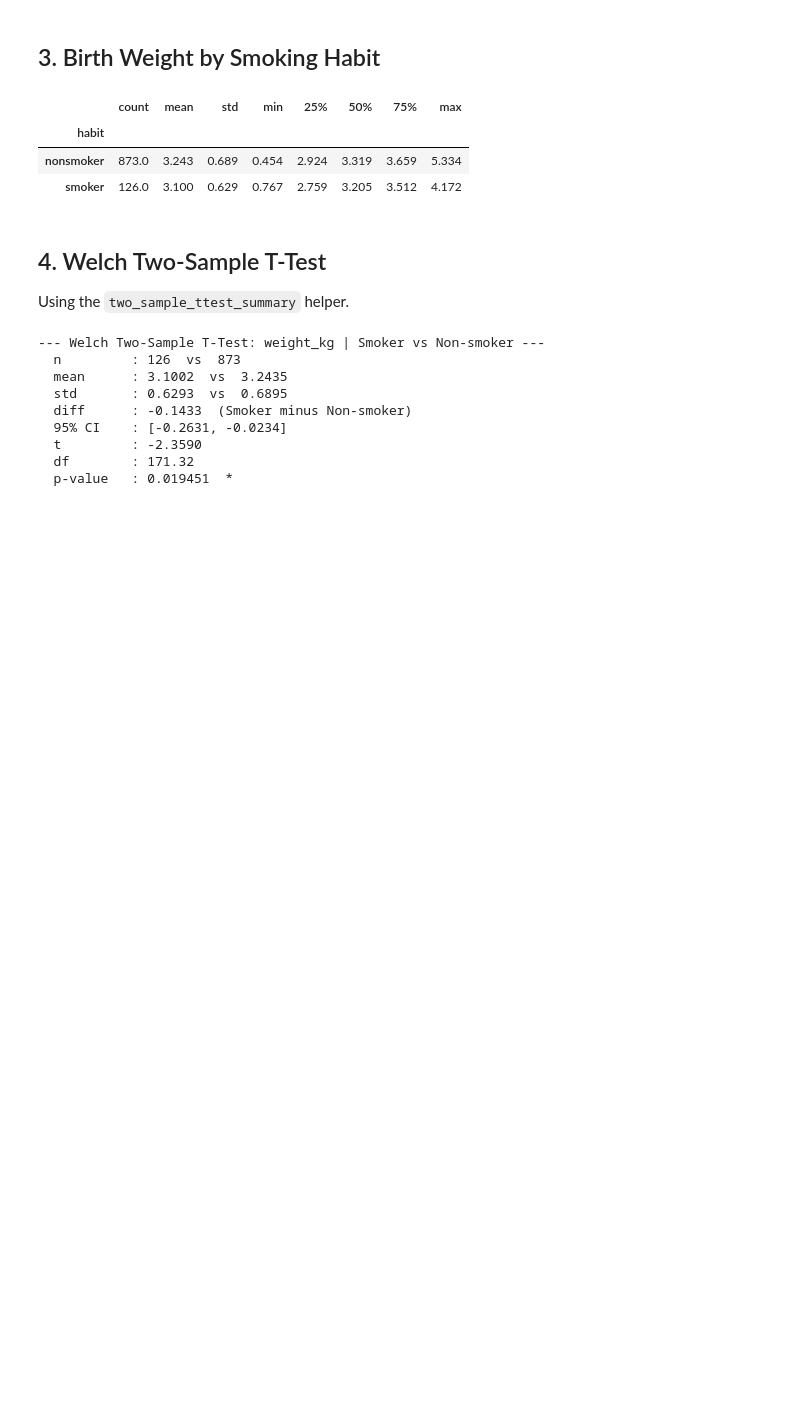
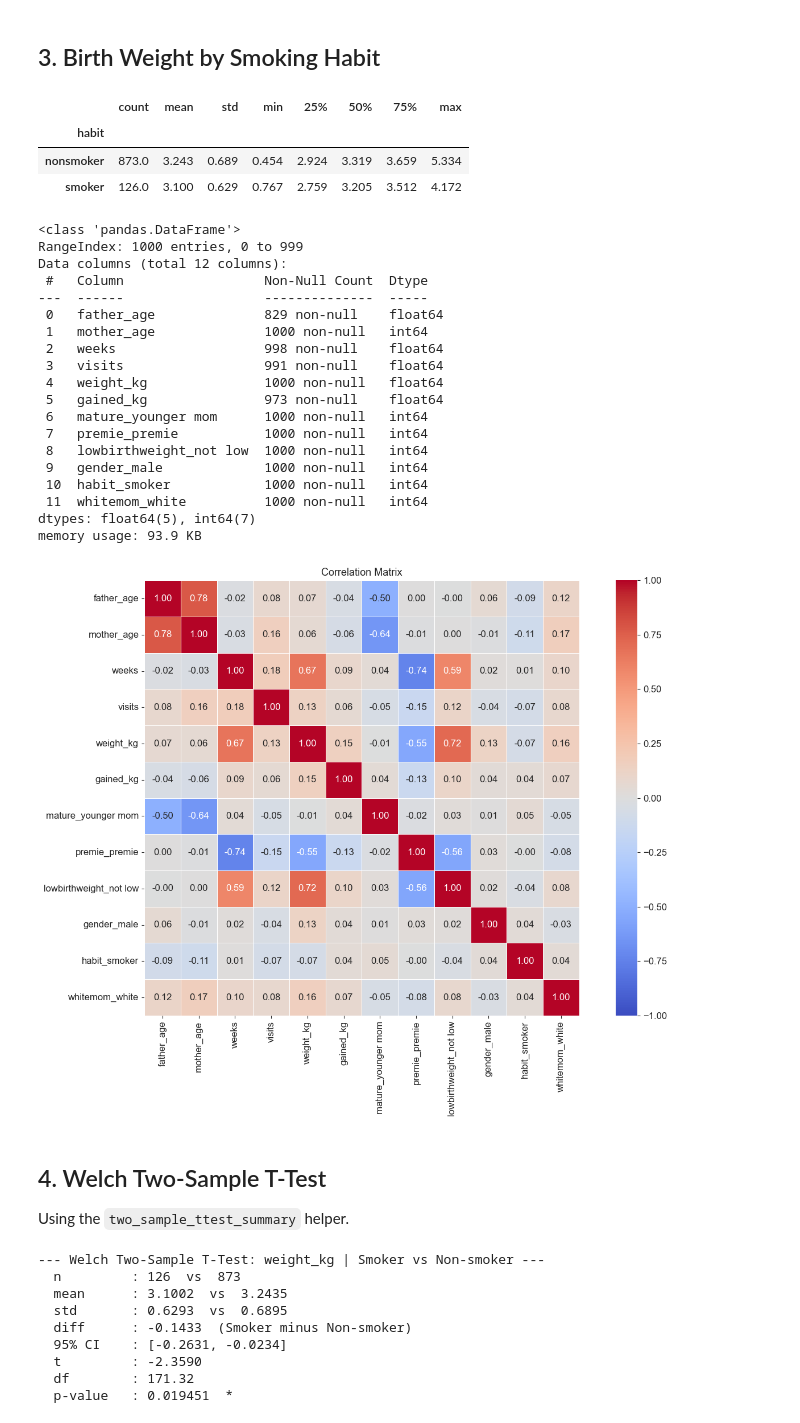
Before and after one commit to kostis-christodoulou/data_analytics_executives, a Jupyter notebook: session04/01_smoking_birth_weight.ipynb, the cells around one changed output. Saved outputs shown, nothing was run; the diff lists cells and outputs as text; code cells hidden in the pictures; blank space fills up the shorter version.

```diff
--- a/session04/01_smoking_birth_weight.ipynb
+++ b/session04/01_smoking_birth_weight.ipynb
@@ -181,6 +204,51 @@ display(
 | habit |  |  |  |  |  |  |  |  |
 | nonsmoker | 873.0 | 3.243 | 0.689 | 0.454 | 2.924 | 3.319 | 3.659 | 5.334 |
 | smoker | 126.0 | 3.100 | 0.629 | 0.767 | 2.759 | 3.205 | 3.512 | 4.172 |
+# %%
+# Convert all str columns to object first
+df_fixed = smoking_birth_weight.copy()
+str_cols = df_fixed.select_dtypes(include='str').columns
+df_fixed[str_cols] = df_fixed[str_cols].astype('object')
+
+# Now get_dummies will pick them up
+df_encoded = pd.get_dummies(df_fixed, drop_first=True, dtype=int)
+
+df_encoded.info()
+
+numeric_cols = df_encoded.select_dtypes(include='number').columns
+
+fig, ax = plt.subplots(figsize=(14, 10))
+sns.heatmap(
+    df_encoded[numeric_cols].corr(),
+    annot=True, fmt='.2f',
+    cmap='coolwarm', center=0, vmin=-1, vmax=1,
+    square=True, linewidths=0.5,
+    ax=ax
+)
+ax.set_title('Correlation Matrix', fontsize=13)
+plt.tight_layout()
+plt.show()
+# %% [output]
+<class 'pandas.DataFrame'>
+RangeIndex: 1000 entries, 0 to 999
+Data columns (total 12 columns):
+ #   Column                  Non-Null Count  Dtype
+---  ------                  --------------  -----
+ 0   father_age              829 non-null    float64
+ 1   mother_age              1000 non-null   int64
+ 2   weeks                   998 non-null    float64
+ 3   visits                  991 non-null    float64
+ 4   weight_kg               1000 non-null   float64
+ 5   gained_kg               973 non-null    float64
+ 6   mature_younger mom      1000 non-null   int64
+ 7   premie_premie           1000 non-null   int64
+ 8   lowbirthweight_not low  1000 non-null   int64
+ 9   gender_male             1000 non-null   int64
+ 10  habit_smoker            1000 non-null   int64
+ 11  whitemom_white          1000 non-null   int64
+dtypes: float64(5), int64(7)
+memory usage: 93.9 KB
+[figure, added]
 # %% [markdown]
 ## 4. Welch Two-Sample T-Test
 Using the `two_sample_ttest_summary` helper.
```
Also changed, not shown: parts of 7 cells of this notebook, 4 other files.
